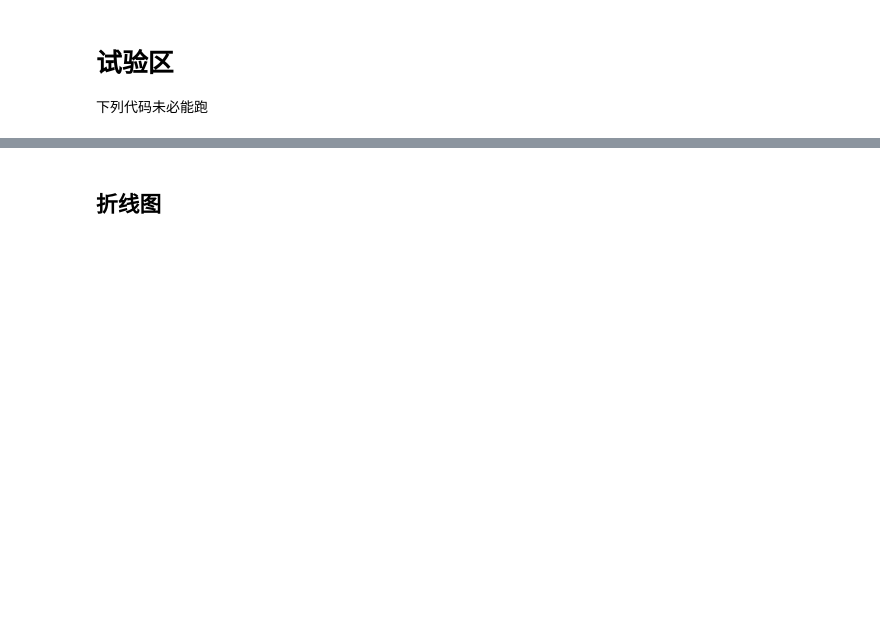
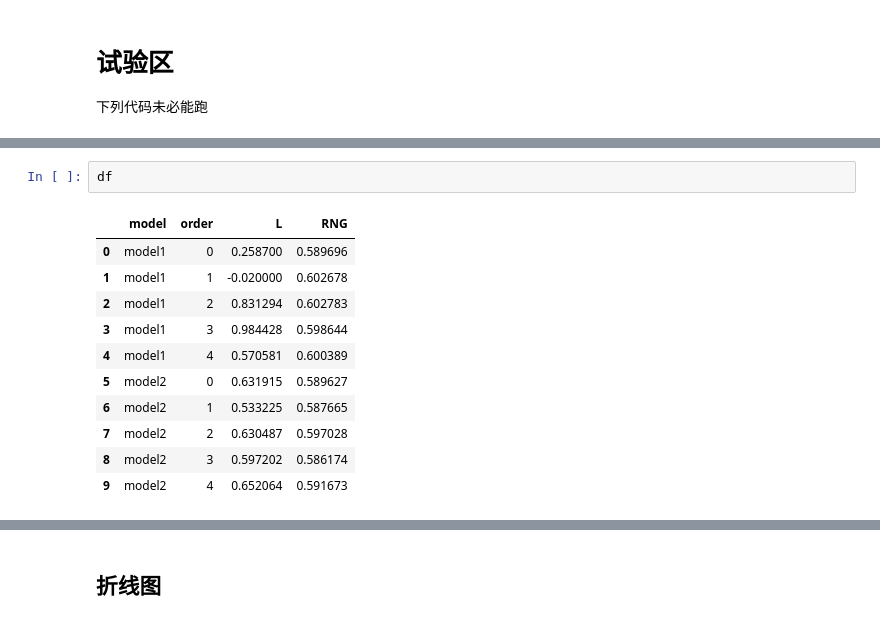
Before and after one commit to XMK233/ML_Tryout, a Jupyter notebook: 1-常用模型评价指标.ipynb, the cells around one changed output, grey strips where cells are left out. Cells and saved outputs as stored; diff of their text form; blank space fills up the shorter version.

```diff
--- a/1-常用模型评价指标.ipynb
+++ b/1-常用模型评价指标.ipynb
@@ -1468,0 +1530,14 @@ def draw_heatmap_conversionRate(prop_rst_, title = "Title 1"):
+# %%
+df
+# %% [output]
+|  | model | order | L | RNG |
+| 0 | model1 | 0 | 0.258700 | 0.589696 |
+| 1 | model1 | 1 | -0.020000 | 0.602678 |
+| 2 | model1 | 2 | 0.831294 | 0.602783 |
+| 3 | model1 | 3 | 0.984428 | 0.598644 |
+| 4 | model1 | 4 | 0.570581 | 0.600389 |
+| 5 | model2 | 0 | 0.631915 | 0.589627 |
+| 6 | model2 | 1 | 0.533225 | 0.587665 |
+| 7 | model2 | 2 | 0.630487 | 0.597028 |
+| 8 | model2 | 3 | 0.597202 | 0.586174 |
+| 9 | model2 | 4 | 0.652064 | 0.591673 |
```
Also changed, not shown: parts of 7 cells of this notebook, 20 other files.
